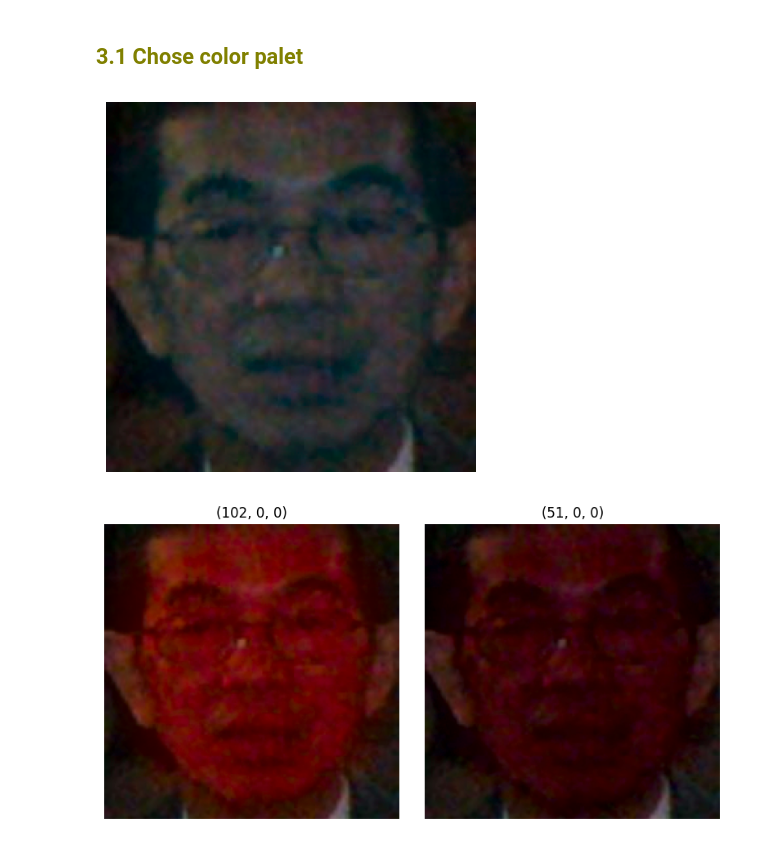
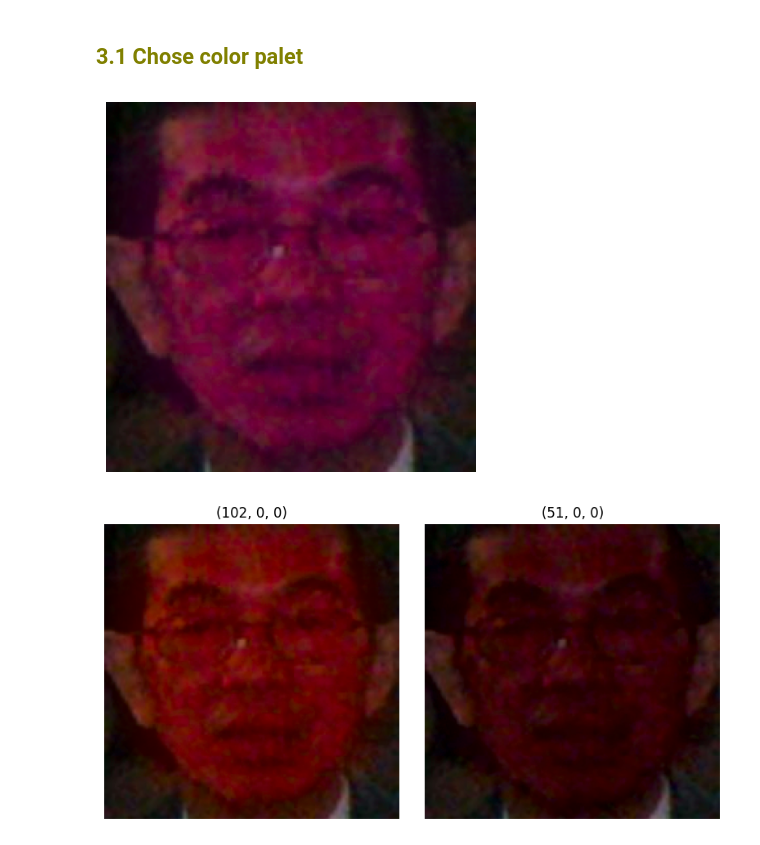
Before and after one commit to BOB-o-rabanete/Colored_Faces, a Jupyter notebook: main.ipynb, the cells around one changed output. Cells and saved outputs as stored; diff of their text form; code cells hidden in the pictures.

```diff
--- a/main.ipynb
+++ b/main.ipynb
@@ -294,12 +291,12 @@ Error:
 # %%
 #Test set -> visually analyse color of choosing
 
-oainted_face_blur = change_face_color(img = face_foto_bgr, color = (51, 51, 51), smooth = 15)
+oainted_face_blur = change_face_color(img = face_foto_bgr, color = (102, 0, 51), smooth = 15)
 plt.imshow(oainted_face_blur)
 plt.axis("off")
 plt.show()
 # %% [output]
-[figure, old version]
+[figure, new version]
 # %%
 #(102, 51, 0), #orange
 #(51, 25, 0), # orange dark
```
Also changed, not shown: parts of 7 cells of this notebook, 2 other files.
